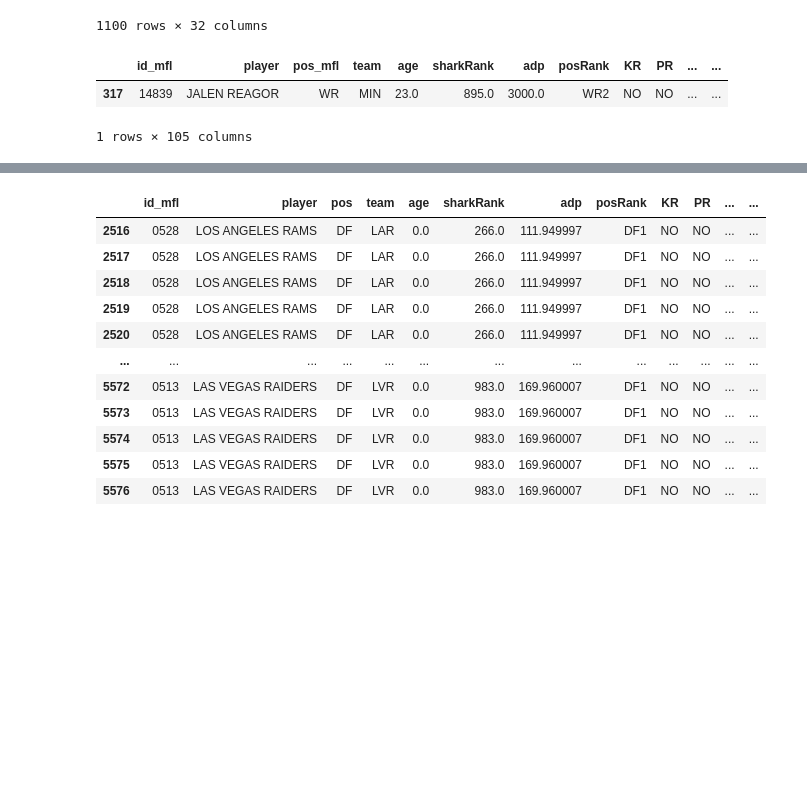
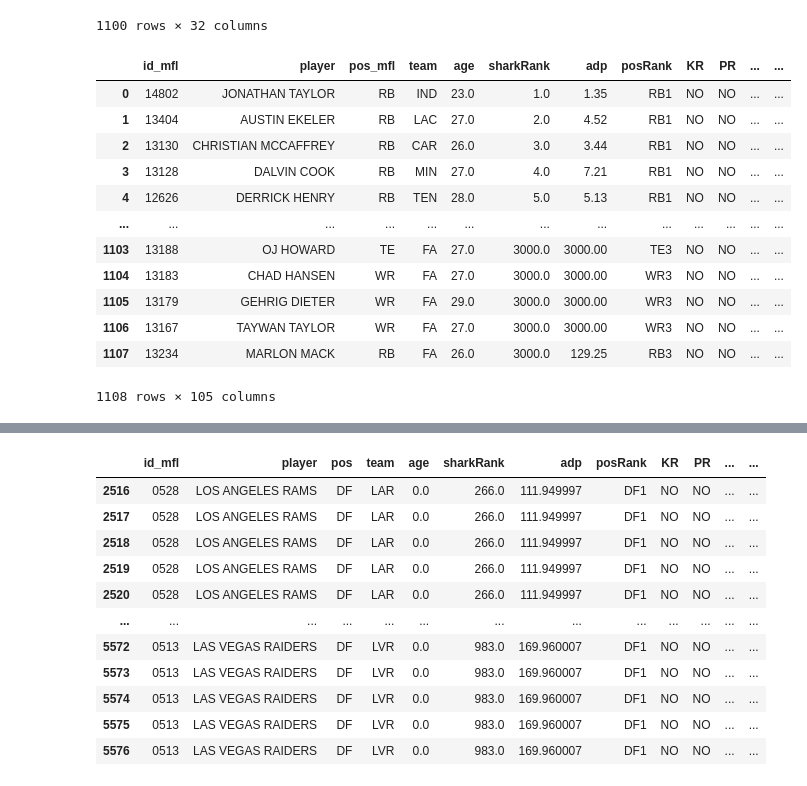
Before and after one commit to travisdharry/ff_demo, a Jupyter notebook: scheduler_new.ipynb, the cells around one changed output, grey strips where cells are left out. Drawn from its saved outputs; the diff is of its cells as text; code cells hidden in the pictures; blank space fills up the shorter version.

```diff
--- a/scheduler_new.ipynb
+++ b/scheduler_new.ipynb
@@ -373,13 +354,22 @@ curr
 # %%
 # Merge playerdf, currentdf, prior1, and prior2
 player_df = player_df.merge(curr, how='left', on='player').merge(prior1, how='left', on='player').merge(prior2, how='left', on='player')
 # Fill data for players who do not have prior data
 player_df.fillna(0, inplace=True)
+player_df
+# %% [output]
+|  | id_mfl | player | pos_mfl | team | age | sharkRank | adp | posRank | KR | PR | ... | ... |
+| 0 | 14802 | JONATHAN TAYLOR | RB | IND | 23.0 | 1.0 | 1.35 | RB1 | NO | NO | ... | ... |
+| 1 | 13404 | AUSTIN EKELER | RB | LAC | 27.0 | 2.0 | 4.52 | RB1 | NO | NO | ... | ... |
+| 2 | 13130 | CHRISTIAN MCCAFFREY | RB | CAR | 26.0 | 3.0 | 3.44 | RB1 | NO | NO | ... | ... |
+| 3 | 13128 | DALVIN COOK | RB | MIN | 27.0 | 4.0 | 7.21 | RB1 | NO | NO | ... | ... |
+| 4 | 12626 | DERRICK HENRY | RB | TEN | 28.0 | 5.0 | 5.13 | RB1 | NO | NO | ... | ... |
+| ... | ... | ... | ... | ... | ... | ... | ... | ... | ... | ... | ... | ... |
+| 1103 | 13188 | OJ HOWARD | TE | FA | 27.0 | 3000.0 | 3000.00 | TE3 | NO | NO | ... | ... |
+| 1104 | 13183 | CHAD HANSEN | WR | FA | 27.0 | 3000.0 | 3000.00 | WR3 | NO | NO | ... | ... |
+| 1105 | 13179 | GEHRIG DIETER | WR | FA | 29.0 | 3000.0 | 3000.00 | WR3 | NO | NO | ... | ... |
+| 1106 | 13167 | TAYWAN TAYLOR | WR | FA | 27.0 | 3000.0 | 3000.00 | WR3 | NO | NO | ... | ... |
+| 1107 | 13234 | MARLON MACK | RB | FA | 26.0 | 3000.0 | 129.25 | RB3 | NO | NO | ... | ... |
+1108 rows × 105 columns
 # %%
 player_df.drop_duplicates(subset=['player', 'pos_mfl'], inplace=True)
-# %%
-player_df.loc[player_df.player=="JALEN REAGOR"]
-# %% [output]
-|  | id_mfl | player | pos_mfl | team | age | sharkRank | adp | posRank | KR | PR | ... | ... |
-| 317 | 14839 | JALEN REAGOR | WR | MIN | 23.0 | 895.0 | 3000.0 | WR2 | NO | NO | ... | ... |
-1 rows × 105 columns
```
Also changed, not shown: parts of 16 cells of this notebook, 3 other files.
